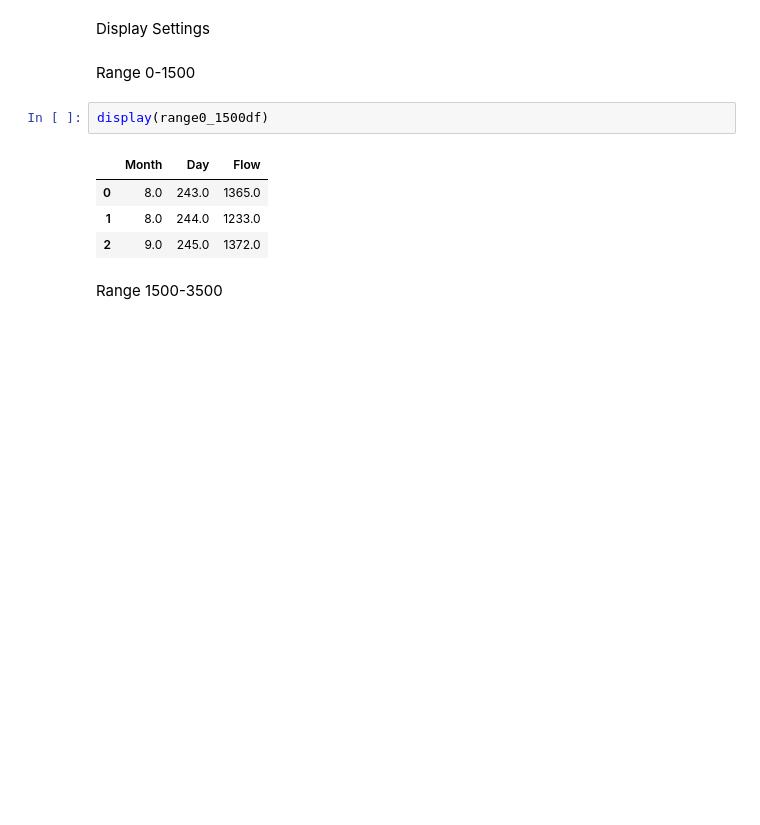
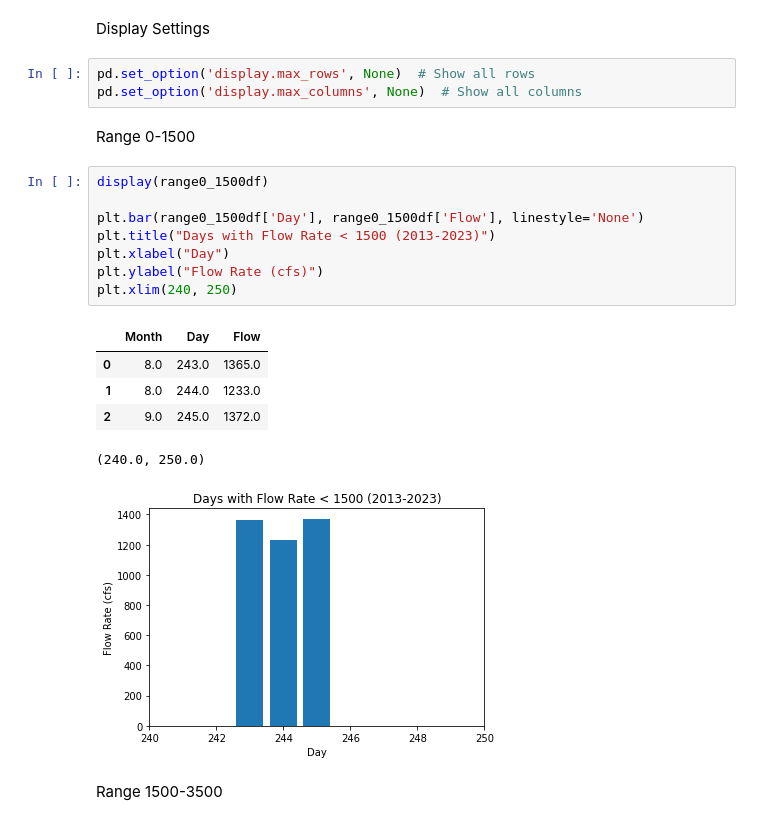
Before and after one commit to annahollandkeener/L-D2, a Jupyter notebook: L&D.ipynb, the cells around one changed output. Drawn from its saved outputs; the diff is of its cells as text; blank space fills up the shorter version.

```diff
--- a/L&D.ipynb
+++ b/L&D.ipynb
@@ -82,15 +82,26 @@ for flow in df['MF']:
         x += 1
 # %% [markdown]
 Display Settings
+# %%
+pd.set_option('display.max_rows', None)  # Show all rows
+pd.set_option('display.max_columns', None)  # Show all columns
 # %% [markdown]
 Range 0-1500
-# %%
-display(range0_1500df)
-# %% [output]
-|  | Month | Day | Flow |
-| 0 | 8.0 | 243.0 | 1365.0 |
-| 1 | 8.0 | 244.0 | 1233.0 |
-| 2 | 9.0 | 245.0 | 1372.0 |
+# %%
+display(range0_1500df)
+
+plt.bar(range0_1500df['Day'], range0_1500df['Flow'], linestyle='None')
+plt.title("Days with Flow Rate < 1500 (2013-2023)")
+plt.xlabel("Day")
+plt.ylabel("Flow Rate (cfs)")
+plt.xlim(240, 250)
+# %% [output]
+|  | Month | Day | Flow |
+| 0 | 8.0 | 243.0 | 1365.0 |
+| 1 | 8.0 | 244.0 | 1233.0 |
+| 2 | 9.0 | 245.0 | 1372.0 |
+(240.0, 250.0)
+[figure, added]
 # %% [markdown]
 Range 1500-3500
 # %%
```
Also changed, not shown: parts of 9 cells of this notebook, 1 other file.
